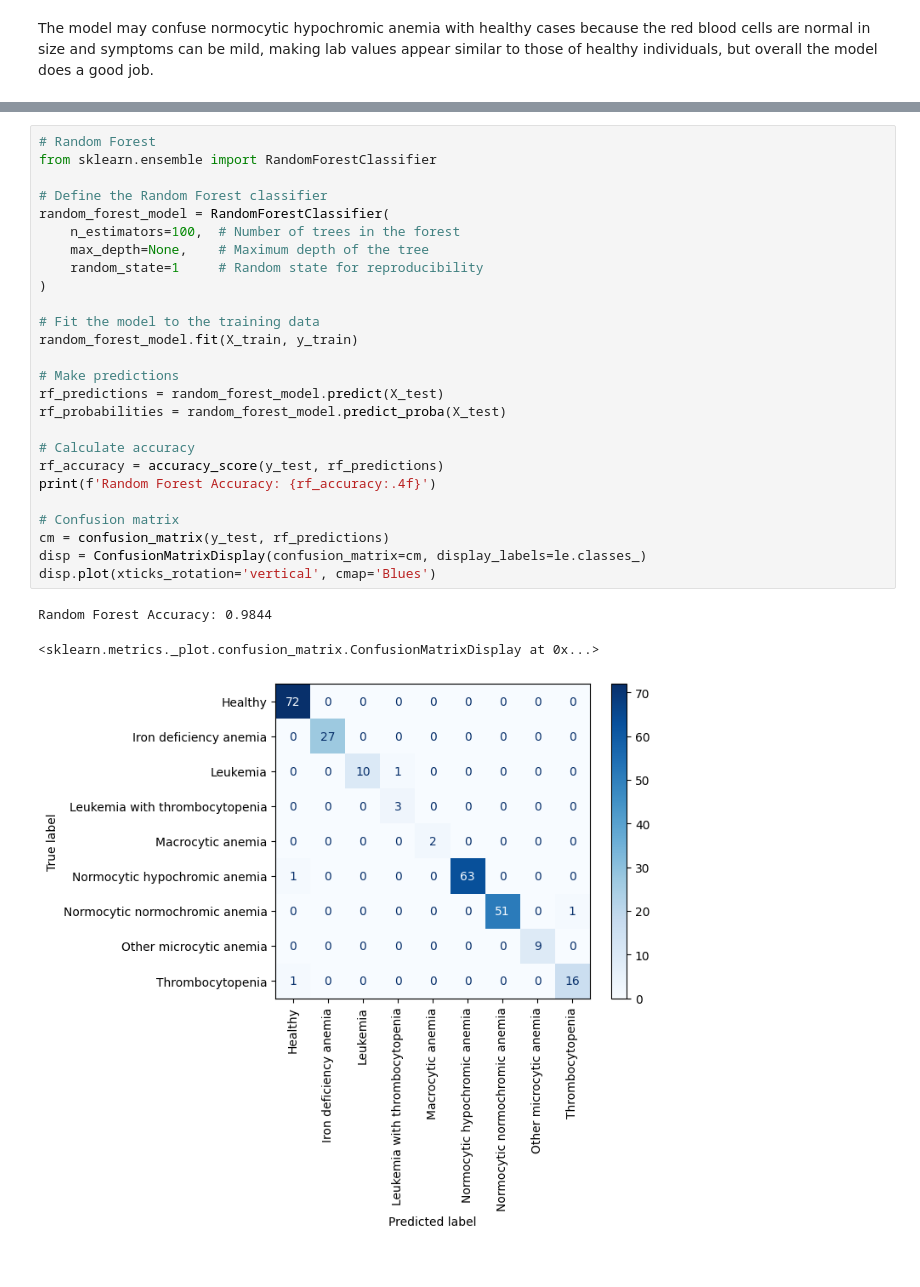
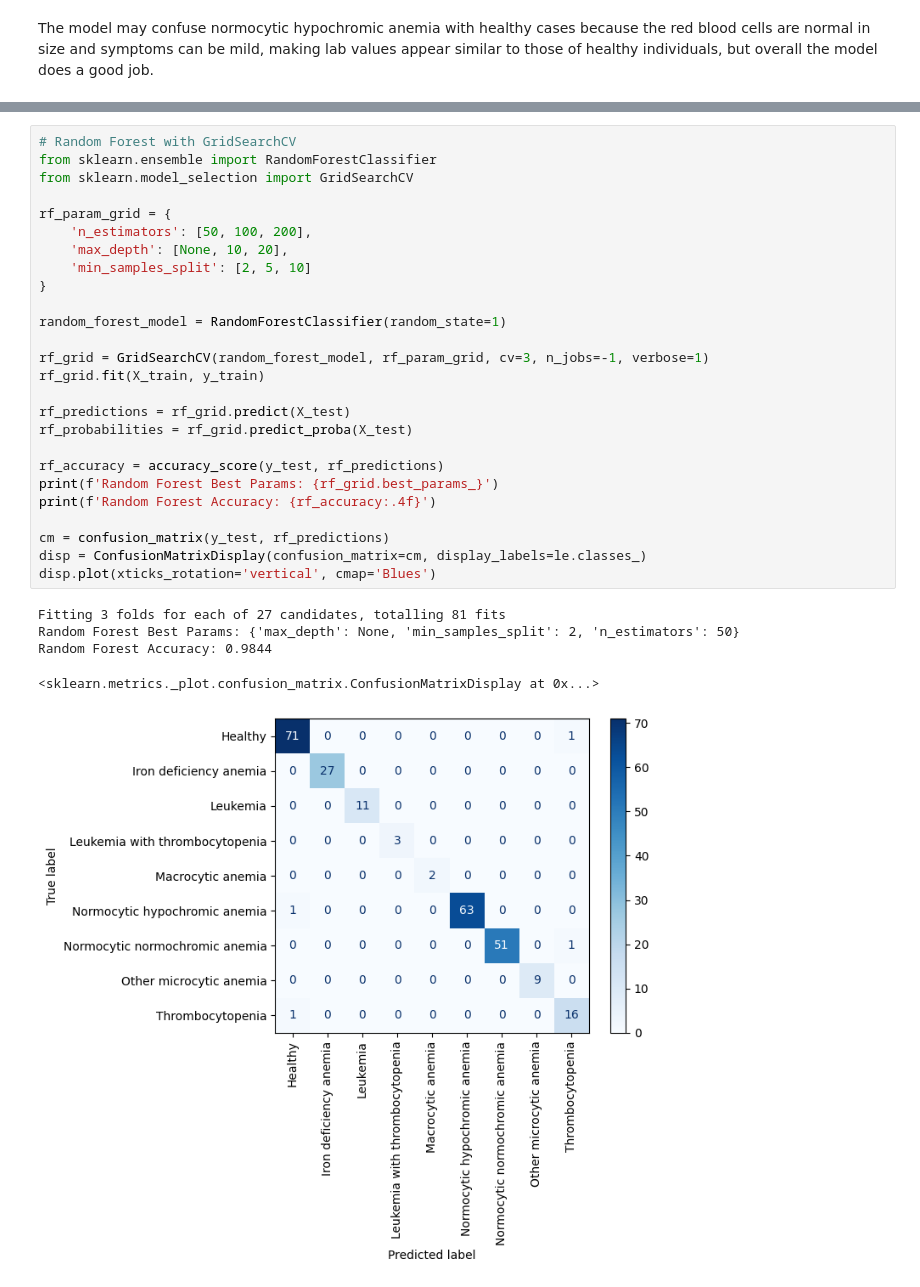
Before and after one commit to davidtabor0/Anemia_Classification, a Jupyter notebook: Anemia_Notebook.ipynb, the cells around one changed output, grey strips where cells are left out. Cells and saved outputs as stored; diff of their text form.

Commit message:
Added gridsearchCV to tune hyperparameters for all but base model.

```diff
--- a/Anemia_Notebook.ipynb
+++ b/Anemia_Notebook.ipynb
@@ -271,31 +285,33 @@ XGBoost Accuracy: 0.9883
 [figure]
 # %%
-# Random Forest
+# Random Forest with GridSearchCV
 from sklearn.ensemble import RandomForestClassifier
+from sklearn.model_selection import GridSearchCV
 
-# Define the Random Forest classifier
-random_forest_model = RandomForestClassifier(
-	n_estimators=100,  # Number of trees in the forest
-	max_depth=None,    # Maximum depth of the tree
-	random_state=1     # Random state for reproducibility
-)
+rf_param_grid = {
+    'n_estimators': [50, 100, 200],
+    'max_depth': [None, 10, 20],
+    'min_samples_split': [2, 5, 10]
+}
 
-# Fit the model to the training data
-random_forest_model.fit(X_train, y_train)
+random_forest_model = RandomForestClassifier(random_state=1)
 
-# Make predictions
-rf_predictions = random_forest_model.predict(X_test)
-rf_probabilities = random_forest_model.predict_proba(X_test)
+rf_grid = GridSearchCV(random_forest_model, rf_param_grid, cv=3, n_jobs=-1, verbose=1)
+rf_grid.fit(X_train, y_train)
 
-# Calculate accuracy
+rf_predictions = rf_grid.predict(X_test)
+rf_probabilities = rf_grid.predict_proba(X_test)
+
 rf_accuracy = accuracy_score(y_test, rf_predictions)
+print(f'Random Forest Best Params: {rf_grid.best_params_}')
 print(f'Random Forest Accuracy: {rf_accuracy:.4f}')
 
-# Confusion matrix
 cm = confusion_matrix(y_test, rf_predictions)
 disp = ConfusionMatrixDisplay(confusion_matrix=cm, display_labels=le.classes_)
 disp.plot(xticks_rotation='vertical', cmap='Blues')
 # %% [output]
+Fitting 3 folds for each of 27 candidates, totalling 81 fits
+Random Forest Best Params: {'max_depth': None, 'min_samples_split': 2, 'n_estimators': 50}
 Random Forest Accuracy: 0.9844
 <sklearn.metrics._plot.confusion_matrix.ConfusionMatrixDisplay at 0x...>
-[figure, old version]
+[figure, new version]
```
Also changed, not shown: parts of 3 cells of this notebook.
